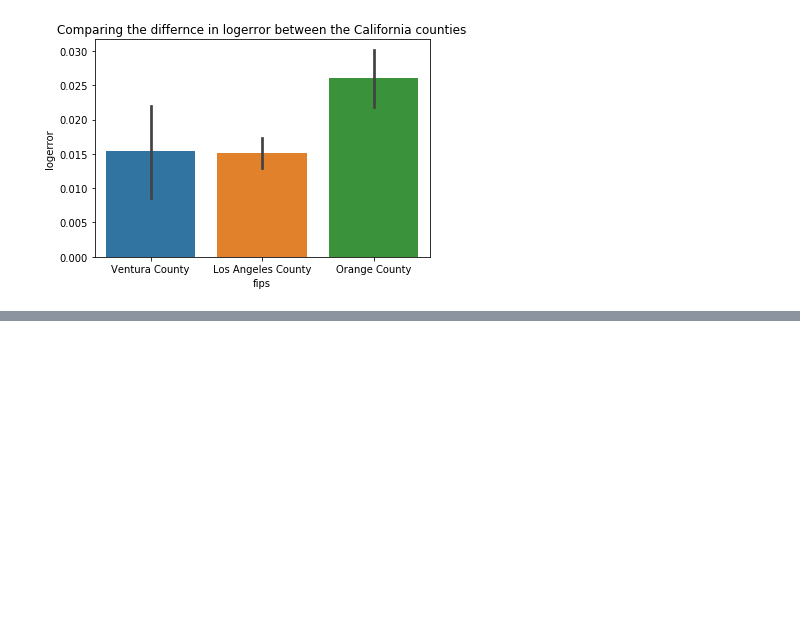
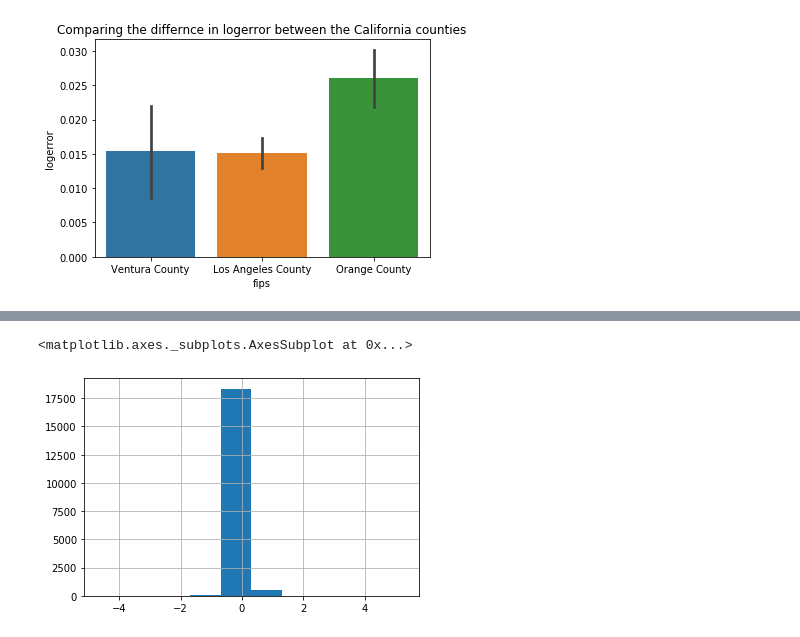
Before and after one commit to matt-c-knight/clustering-exercises, a Jupyter notebook: explore_zillow.ipynb, the cells around one changed output, grey strips where cells are left out. Cells and saved outputs as stored; diff of their text form; code cells hidden in the pictures; blank space fills up the shorter version.

```diff
--- a/explore_zillow.ipynb
+++ b/explore_zillow.ipynb
@@ -157,0 +169,5 @@ plt.show()
+# %%
+los_angeles_logerror.hist()
+# %% [output]
+<matplotlib.axes._subplots.AxesSubplot at 0x...>
+[figure, added]
```
Also changed, not shown: parts of 7 cells of this notebook.
